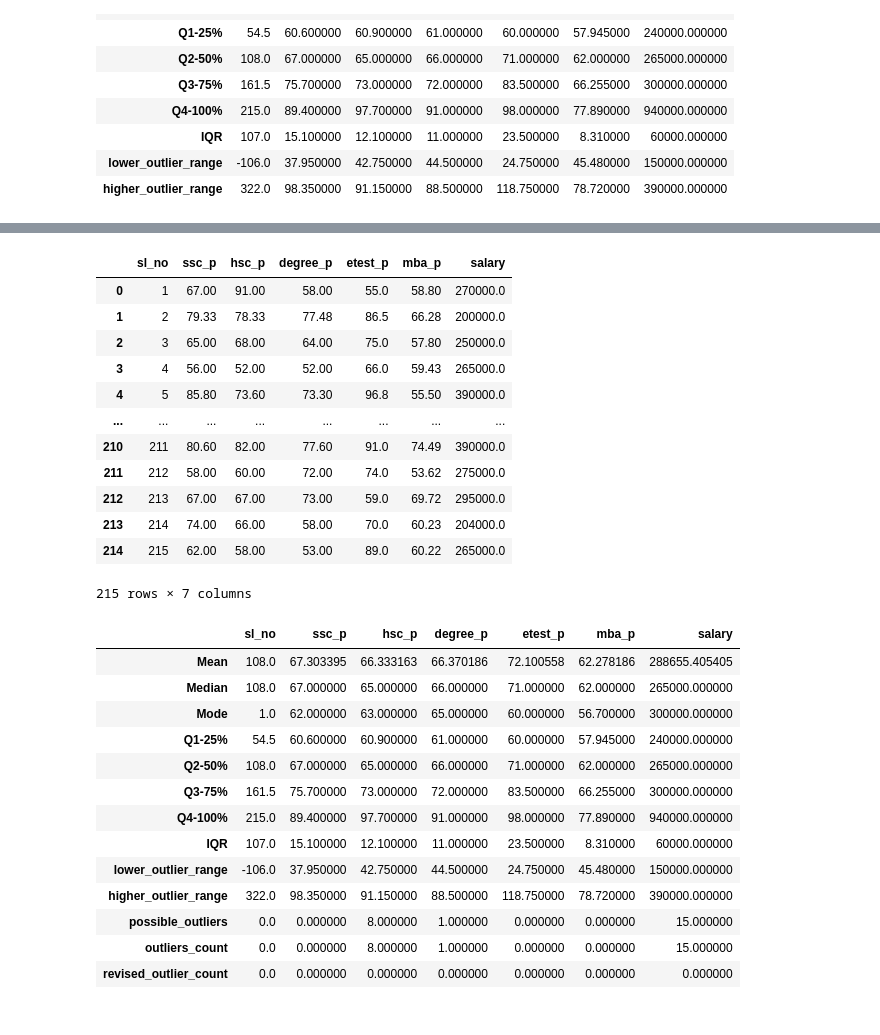
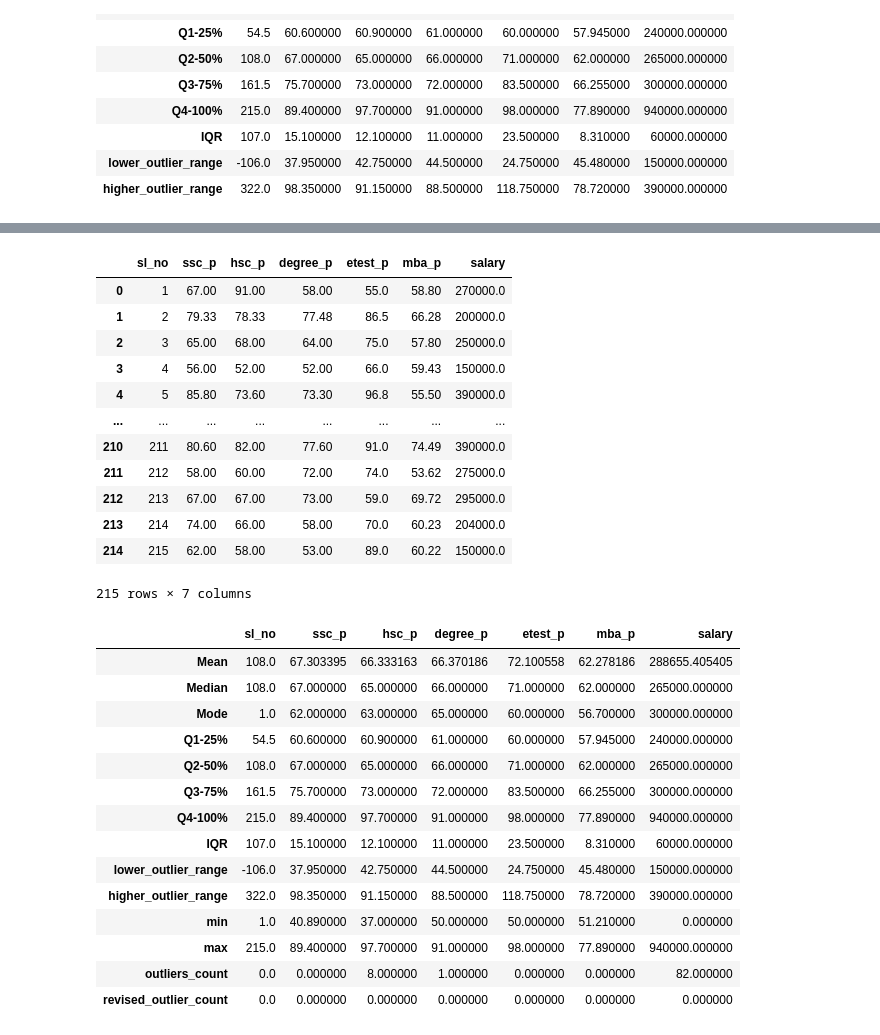
Before and after one commit to praveenronnie/Datascience, a Jupyter notebook: qual_quan.ipynb, the cells around one changed output, grey strips where cells are left out. Cells and saved outputs as stored; diff of their text form; code cells hidden in the pictures.

```diff
--- a/qual_quan.ipynb
+++ b/qual_quan.ipynb
@@ -34,7 +34,7 @@ for column in col_names:
     col = num_columns[column]
     median = col.median()
 
-    num_columns.loc[col.isna(), column] = median  # Replacing NaN with median
+    num_columns.loc[col.isna(), column] = 0  # Replacing NaN with 0
 
     calculations[column] = {
         "Mean": col.mean(),
@@ -105,6 +105,8 @@ pd.DataFrame(calculations)
 # %%
 # adding possible outliers count
 for column in num_columns:
+    calculations[column]["min"] = min(num_columns[column])
+    calculations[column]["max"] = max(num_columns[column])
     lower_outlier = calculations[column]["lower_outlier_range"]
     higher_outlier = calculations[column]["higher_outlier_range"]
     col = num_columns[column]
@@ -131,23 +134,25 @@ calculated
 # %%
 # Replace Outliers
 for col in num_columns:
-    lower = calculations[col]['lower_outlier_range']
-    higher = calculations[col]['higher_outlier_range']
-    num_columns[col] = num_columns[col].clip(lower, higher)  # clip() method bounds the values between lower and higher
+    lower = calculations[col]["lower_outlier_range"]
+    higher = calculations[col]["higher_outlier_range"]
+    num_columns[col] = num_columns[col].clip(
+        lower, higher
+    )  # clip() method bounds the values between lower and higher
 num_columns
 # %% [output]
 |  | sl_no | ssc_p | hsc_p | degree_p | etest_p | mba_p | salary |
 | 0 | 1 | 67.00 | 91.00 | 58.00 | 55.0 | 58.80 | 270000.0 |
 | 1 | 2 | 79.33 | 78.33 | 77.48 | 86.5 | 66.28 | 200000.0 |
 | 2 | 3 | 65.00 | 68.00 | 64.00 | 75.0 | 57.80 | 250000.0 |
-| 3 | 4 | 56.00 | 52.00 | 52.00 | 66.0 | 59.43 | 265000.0 |
+| 3 | 4 | 56.00 | 52.00 | 52.00 | 66.0 | 59.43 | 150000.0 |
 | 4 | 5 | 85.80 | 73.60 | 73.30 | 96.8 | 55.50 | 390000.0 |
 | ... | ... | ... | ... | ... | ... | ... | ... |
 | 210 | 211 | 80.60 | 82.00 | 77.60 | 91.0 | 74.49 | 390000.0 |
 | 211 | 212 | 58.00 | 60.00 | 72.00 | 74.0 | 53.62 | 275000.0 |
 | 212 | 213 | 67.00 | 67.00 | 73.00 | 59.0 | 69.72 | 295000.0 |
 | 213 | 214 | 74.00 | 66.00 | 58.00 | 70.0 | 60.23 | 204000.0 |
-| 214 | 215 | 62.00 | 58.00 | 53.00 | 89.0 | 60.22 | 265000.0 |
+| 214 | 215 | 62.00 | 58.00 | 53.00 | 89.0 | 60.22 | 150000.0 |
 215 rows × 7 columns
 # %%
 # verifying data after replacing outliers
@@ -173,6 +178,7 @@ pd.DataFrame(calculations)
 | IQR | 107.0 | 15.100000 | 12.100000 | 11.000000 | 23.500000 | 8.310000 | 60000.000000 |
 | lower_outlier_range | -106.0 | 37.950000 | 42.750000 | 44.500000 | 24.750000 | 45.480000 | 150000.000000 |
 | higher_outlier_range | 322.0 | 98.350000 | 91.150000 | 88.500000 | 118.750000 | 78.720000 | 390000.000000 |
-| possible_outliers | 0.0 | 0.000000 | 8.000000 | 1.000000 | 0.000000 | 0.000000 | 15.000000 |
-| outliers_count | 0.0 | 0.000000 | 8.000000 | 1.000000 | 0.000000 | 0.000000 | 15.000000 |
+| min | 1.0 | 40.890000 | 37.000000 | 50.000000 | 50.000000 | 51.210000 | 0.000000 |
+| max | 215.0 | 89.400000 | 97.700000 | 91.000000 | 98.000000 | 77.890000 | 940000.000000 |
+| outliers_count | 0.0 | 0.000000 | 8.000000 | 1.000000 | 0.000000 | 0.000000 | 82.000000 |
 | revised_outlier_count | 0.0 | 0.000000 | 0.000000 | 0.000000 | 0.000000 | 0.000000 | 0.000000 |
```
Also changed, not shown: parts of 12 cells of this notebook, 1 other file.
